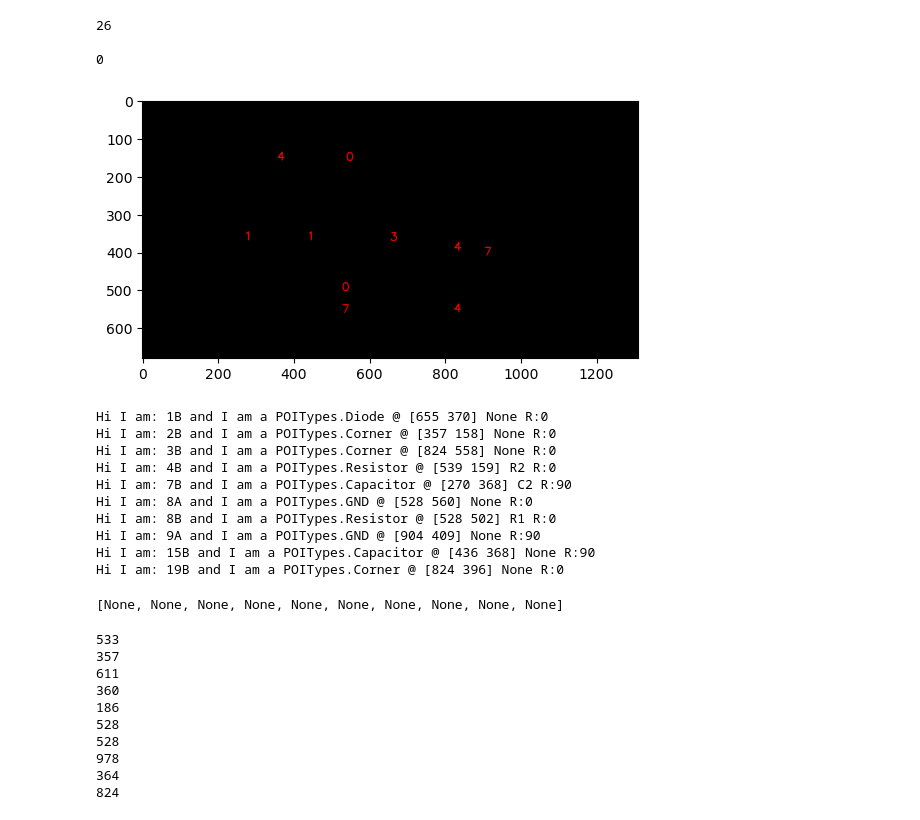
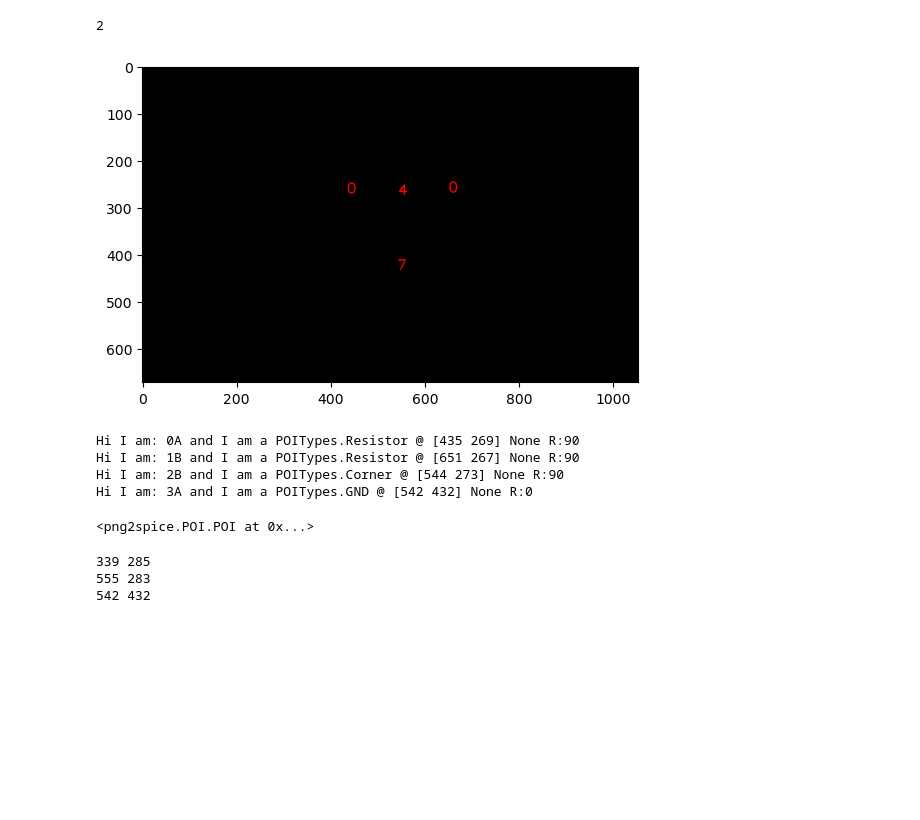
Before and after one commit to jake-is-ESD-protected/png2spice, a Jupyter notebook: PNG2Spice_rev_0_1.ipynb, the cells around one changed output. Drawn from its saved outputs; the diff is of its cells as text; code cells hidden in the pictures; blank space fills up the shorter version.

```diff
--- a/PNG2Spice_rev_0_1.ipynb
+++ b/PNG2Spice_rev_0_1.ipynb
@@ -19,7 +19,7 @@ from PIL import Image
 from png2spice import POI
 from png2spice import parsing
 # %%
-schematicPath = './testSchematicsPNG/schematic1.JPG'
+schematicPath = './testSchematicsPNG/schematic5.JPG'
 assert os.path.exists(schematicPath)
 # %%
 subdirectory_path = "output/randomSubFolder"
@@ -162,7 +162,4 @@ Found 48 images belonging to 1 classes.
 # %%
-###DIFF APPROACH LETS FIRST CREATE ALL THE POIS AND LINK THEIR CORRESPONDING LINES FROM THE LIST
-##ROATION FOR JUNCTION AHHHHHHHHHHHHHHHHHHHHHHHH
-
 looseGraphLines = prunedLines.copy()
 looseGraph = list()
 for count, line in enumerate(looseGraphLines):
@@ -220,55 +217,48 @@ for c, lG in enumerate(looseGraph):
       print("")
    elif(lG.type == POI.POITypes.Junction):
       print("")
    elif(lG.type == POI.POITypes.Diode):
       print("")
    elif(lG.terminalALine is not None and lG.terminalBLine is not None):
       if(abs(lG.terminalALine[0] - lG.terminalBLine[0]) < 40):
          print(abs(lG.terminalALine[0] - lG.terminalBLine[0]))
          lG.rotation = 0
       else: #if(abs(lG.terminalALine[1] - lG.terminalBLine[1]) < 40):
          lG.rotation = 90 # COMPENTS LAY
 
 #VISUALIZATION FOR EVAL PURPOSES
 font                   = cv2.FONT_HERSHEY_SIMPLEX
 fontScale              = 1
 fontColor              = (255,0,0)
 thickness              = 2
 lineType               = 2
 
 evalImage = np.zeros((schematicImage.shape+(tuple([3]))), np.uint8)
 for c, lG in enumerate(looseGraph):
    cv2.putText(evalImage,str(POI.POITypes.get_index(lG.type)), lG.position, font, fontScale,fontColor,thickness,lineType)
 
 fig, ax = plt.subplots()
 im1 = ax.imshow(evalImage)
 
 plt.show()
 
 [poi.printInfo() for poi in looseGraph]
+looseGraph[0].terminalA
 # %% [output]
-26
-
-0
+2
-[figure, old version]
+[figure, new version]
-Hi I am: 1B and I am a POITypes.Diode @ [655 370] None R:0
-Hi I am: 2B and I am a POITypes.Corner @ [357 158] None R:0
-Hi I am: 3B and I am a POITypes.Corner @ [824 558] None R:0
-Hi I am: 4B and I am a POITypes.Resistor @ [539 159] R2 R:0
-Hi I am: 7B and I am a POITypes.Capacitor @ [270 368] C2 R:90
-Hi I am: 8A and I am a POITypes.GND @ [528 560] None R:0
-Hi I am: 8B and I am a POITypes.Resistor @ [528 502] R1 R:0
-Hi I am: 9A and I am a POITypes.GND @ [904 409] None R:90
-Hi I am: 15B and I am a POITypes.Capacitor @ [436 368] None R:90
-Hi I am: 19B and I am a POITypes.Corner @ [824 396] None R:0
+Hi I am: 0A and I am a POITypes.Resistor @ [435 269] None R:90
+Hi I am: 1B and I am a POITypes.Resistor @ [651 267] None R:90
+Hi I am: 2B and I am a POITypes.Corner @ [544 273] None R:90
+Hi I am: 3A and I am a POITypes.GND @ [542 432] None R:0
-[None, None, None, None, None, None, None, None, None, None]
+<png2spice.POI.POI at 0x...>
 # %%
 
 parser = parsing.CParser(looseGraph)
-output_path = "./output.asc" # COOL PATH BRO
+output_path = "./output.asc"
 
-for p in looseGraph:
-    print(p.terminalALine[0])
+#for p in looseGraph:
+    #print(p.terminalALine[0])
 
 dir = os.listdir(os.getcwd())
 if(output_path in dir):
@@ -276,13 +266,6 @@ if(output_path in dir):
 
 parser.Graph2Asc(output_path)
 # %% [output]
-533
-357
-611
-360
-186
-528
-528
-978
-364
-824
+339 285
+555 283
+542 432
```
Also changed, not shown: parts of 2 cells of this notebook, 2 other files.
